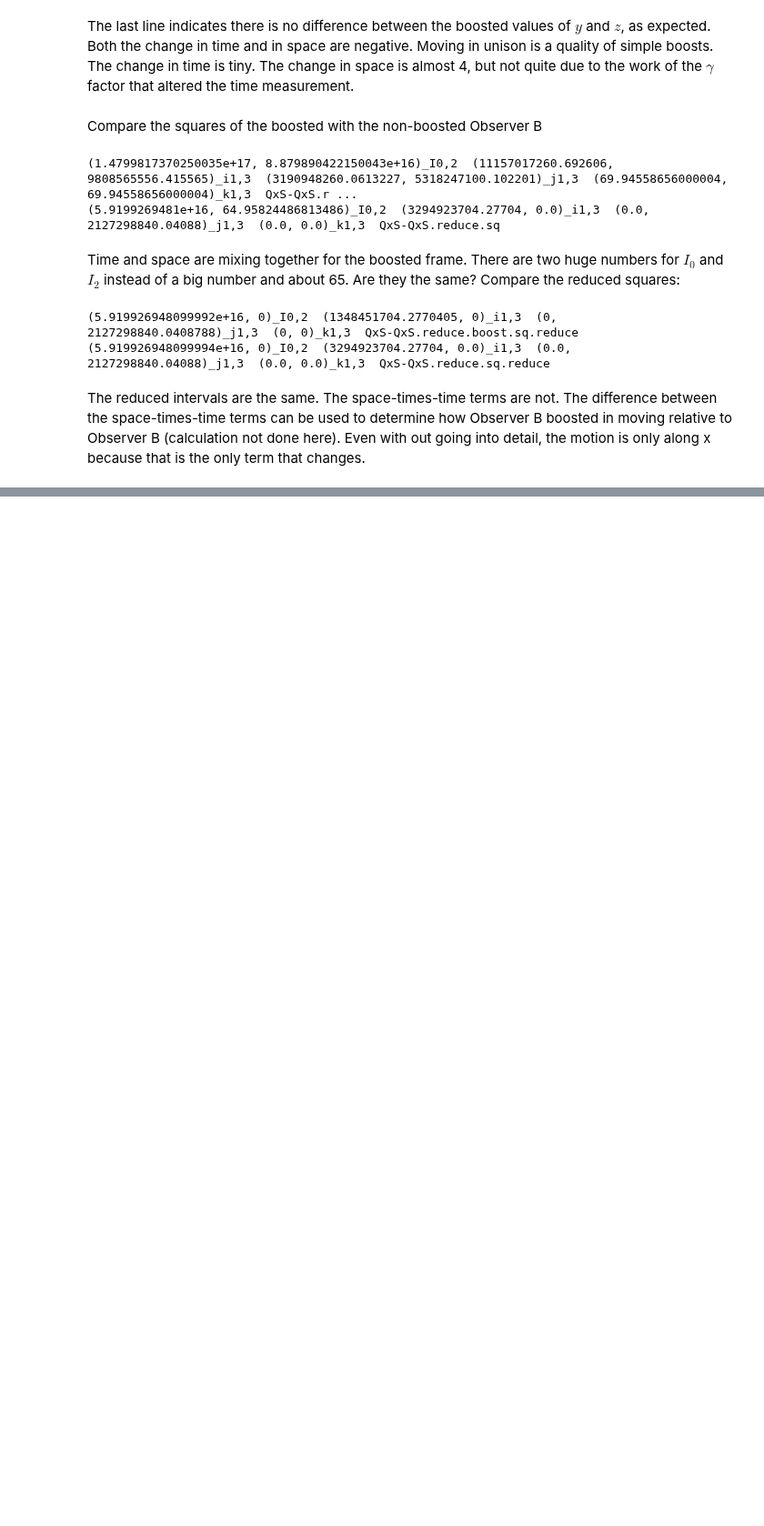
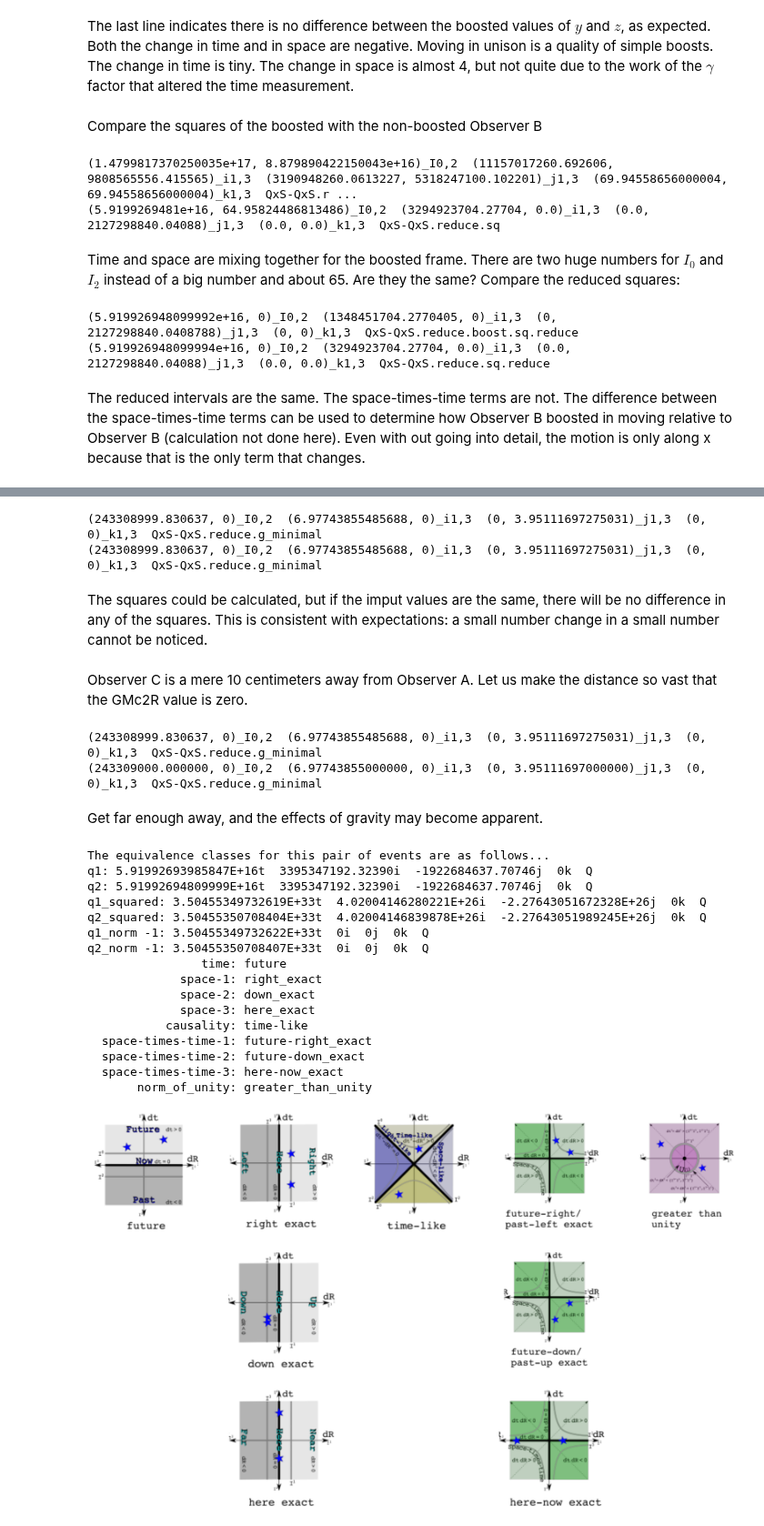
Before and after one commit to dougsweetser/ipq, a Jupyter notebook: q_notebook/billiard_calculations.ipynb, the cells around one changed output, grey strips where cells are left out. Shown at 91% size. Drawn from its saved outputs; the diff is of its cells as text; code cells hidden in the pictures; blank space fills up the shorter version.

```diff
--- a/q_notebook/billiard_calculations.ipynb
+++ b/q_notebook/billiard_calculations.ipynb
@@ -209,0 +320,5 @@ We know from the video of the billiard balls that they are in a gravity field si
+# %%
+GMc2R_for_Observer_A = 6.67384e-11 * 5.9722e+24 / (299792458 ** 2 * 6371000)
+GMc2R_for_Observer_C = 6.67384e-11 * 5.9722e+24 / (299792458 ** 2 * 6371000.1)
+print(GMc2R_for_Observer_A)
+print(GMc2R_for_Observer_C)
@@ -209,0 +332,45 @@ We know from the video of the billiard balls that they are in a gravity field si
+# %%
+Adq_g = Cdq.g_shift(GMc2R_for_Observer_A, g_form="minimal")
+Cdq_g = Cdq.g_shift(GMc2R_for_Observer_C, g_form="minimal")
+print(Adq_g)
+print(Cdq_g)
+# %% [output]
+(243308999.830637, 0)_I0,2  (6.97743855485688, 0)_i1,3  (0, 3.95111697275031)_j1,3  (0, 0)_k1,3  QxS-QxS.reduce.g_minimal
+(243308999.830637, 0)_I0,2  (6.97743855485688, 0)_i1,3  (0, 3.95111697275031)_j1,3  (0, 0)_k1,3  QxS-QxS.reduce.g_minimal
+# %% [markdown]
+The squares could be calculated, but if the imput values are the same, there will be no difference in any of the squares. This is consistent with expectations: a small number change in a small number cannot be noticed.
+# %% [markdown]
+Observer C is a mere 10 centimeters away from Observer A. Let us make the distance so vast that the GMc2R value is zero.
+# %%
+Cdq_g_zero = Cdq.g_shift(0, g_form="minimal")
+print(Adq_g)
+print(Cdq_g_zero)
+# %% [output]
+(243308999.830637, 0)_I0,2  (6.97743855485688, 0)_i1,3  (0, 3.95111697275031)_j1,3  (0, 0)_k1,3  QxS-QxS.reduce.g_minimal
+(243309000.000000, 0)_I0,2  (6.97743855000000, 0)_i1,3  (0, 3.95111697000000)_j1,3  (0, 0)_k1,3  QxS-QxS.reduce.g_minimal
+# %% [markdown]
+Get far enough away, and the effects of gravity may become apparent.
+# %%
+Adq_g_2 = Adq_g.square()
+Cdq_g_zero_2 = Cdq_g_zero.square()
+eq_g = qtd.EQ(Adq_g_2, Cdq_g_zero_2)
+print(eq_g)
+eq_g.visualize()
+# %% [output]
+The equivalence classes for this pair of events are as follows...
+q1: 5.91992693985847E+16t  3395347192.32390i  -1922684637.70746j  0k  Q
+q2: 5.91992694809999E+16t  3395347192.32390i  -1922684637.70746j  0k  Q
+q1_squared: 3.50455349732619E+33t  4.02004146280221E+26i  -2.27643051672328E+26j  0k  Q
+q2_squared: 3.50455350708404E+33t  4.02004146839878E+26i  -2.27643051989245E+26j  0k  Q
+q1_norm -1: 3.50455349732622E+33t  0i  0j  0k  Q
+q2_norm -1: 3.50455350708407E+33t  0i  0j  0k  Q
+                time: future
+             space-1: right_exact
+             space-2: down_exact
+             space-3: here_exact
+           causality: time-like
+  space-times-time-1: future-right_exact
+  space-times-time-2: future-down_exact
+  space-times-time-3: here-now_exact
+       norm_of_unity: greater_than_unity
+[figure, added]
```
Also changed, not shown: parts of 55 cells of this notebook, 2 other files.
